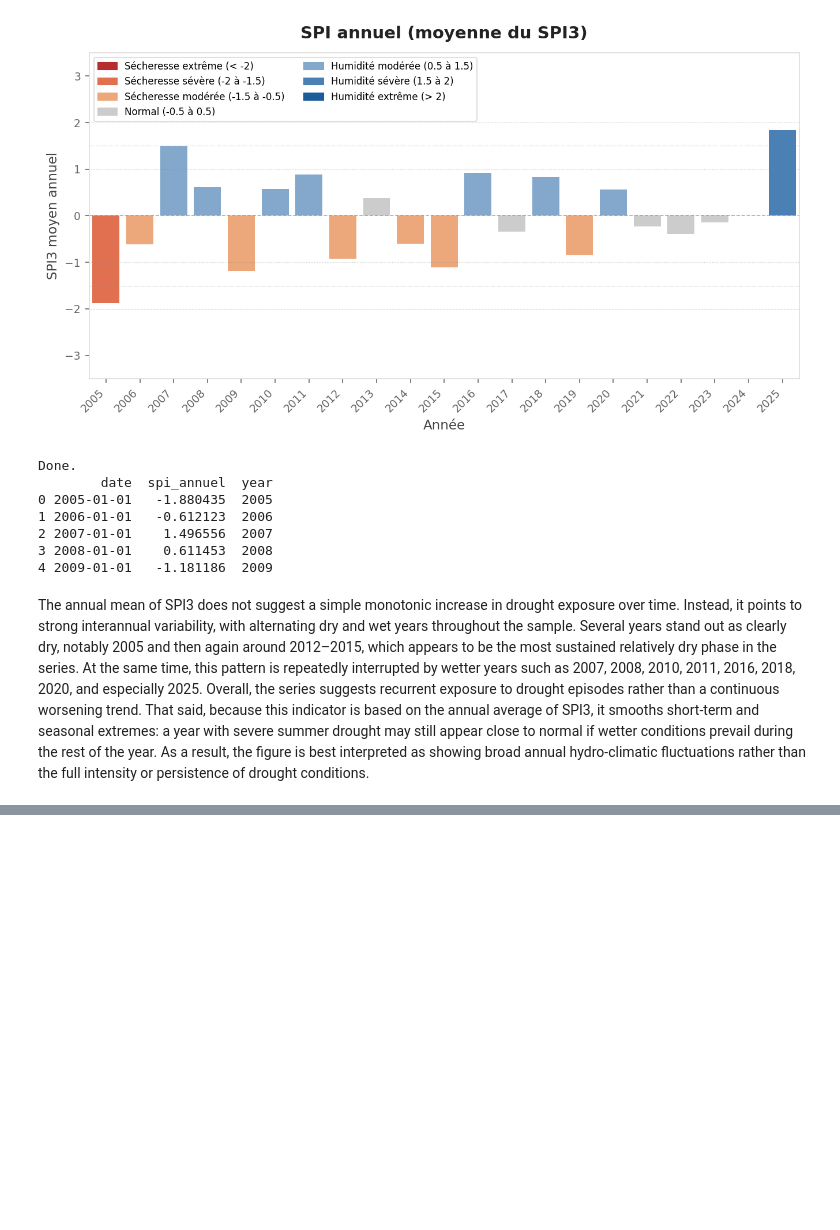
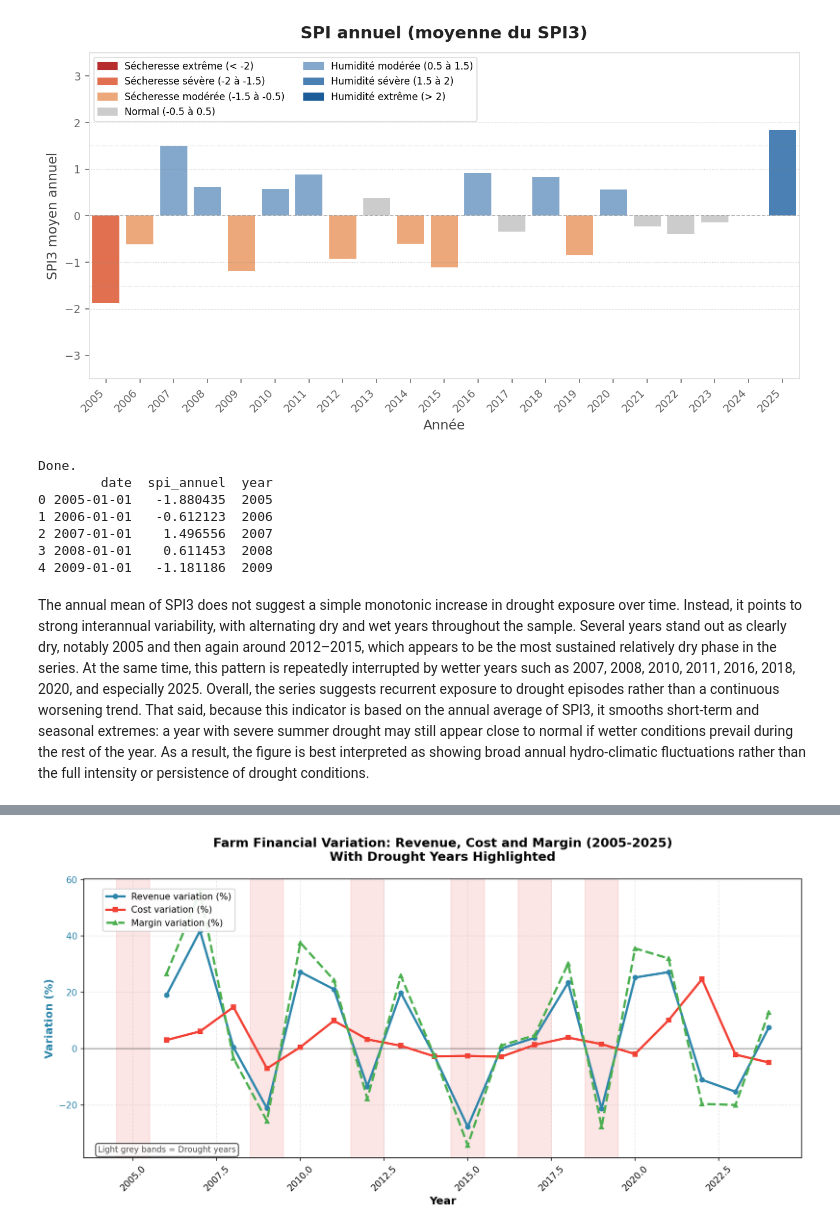
Before and after one commit to lochardi/GreenFinance, a Jupyter notebook: main.ipynb, the cells around one changed output, grey strips where cells are left out. Saved outputs shown, nothing was run; the diff lists cells and outputs as text; code cells hidden in the pictures; blank space fills up the shorter version.

```diff
--- a/main.ipynb
+++ b/main.ipynb
@@ -164,5 +157,5 @@ tomatoes["Revenue"] = tomatoes["Yield_tot"] * tomatoes["Price"]
 # %%
-flows= pd.concat([grapes[['date', 'Revenue']], wheat[['date', 'Revenue']], maize[['date', 'Revenue']], sunflower[['date', 'Revenue']], tomatoes[['date', 'Revenue']]])
+flows= pd.concat([grapes[['date', 'Revenue']], wheat[['date', 'Revenue']], maize[['date', 'Revenue']], sunflower[['date', 'Revenue']]])
 flows = flows.groupby('date')['Revenue'].sum().reset_index()
 print(flows.tail(10))
 # %% [output]
@@ -431,0 +419,7 @@ plt.show()
+# %%
+flows_returns = flows.copy()
+flows_returns['Revenue'] = flows_returns['Revenue'].pct_change().dropna()*100
+flows_returns['Cost'] = flows_returns['Cost'].pct_change().dropna()*100
+flows_returns['Margin'] = flows_returns['Margin'].pct_change().dropna()*100
+flows_returns = flows_returns.dropna()
+print(flows_returns.head(10))
@@ -431,0 +438,71 @@ plt.show()
+# %%
+# Plot revenue, cost and margin in $ dans le df flows, with dry years in background
+
+# Taux de conversion EUR vers USD (approximatif)
+EUR_TO_USD = 1.1
+
+dry_years = [2005, 2009, 2012, 2015, 2017, 2019]
+
+fig, ax1 = plt.subplots(figsize=(12, 6), dpi=150)
+
+# Bandes grises pour années sèches (en arrière-plan)
+for yr in dry_years:
+    ax1.axvspan(yr - 0.5, yr + 0.5, color="lightcoral", alpha=0.2, zorder=0)
+
+
+flows_returns['Revenue_USD'] = flows_returns['Revenue'] * EUR_TO_USD
+flows_returns['Cost_USD'] = flows_returns['Cost'] * EUR_TO_USD
+flows_returns['Margin_USD'] = flows_returns['Margin'] * EUR_TO_USD
+
+# Tracer les revenus sur ax1 (axe gauche)
+ax1.plot(flows_returns['date'], flows_returns['Revenue_USD'], linewidth=2.5, marker='o', markersize=5,
+         label='Revenue variation (%)', zorder=3, color='#2E86AB')
+
+# Tracer les coûts sur ax2 (axe droit)
+ax1.plot(flows_returns['date'], flows_returns['Cost_USD'], linewidth=2.5, marker='s', markersize=5,
+         label='Cost variation (%)', zorder=3, color='#F24236')
+
+# Tracer la marge sur ax1 (axe gauche) avec une ligne pointillée
+ax1.plot(flows_returns['date'], flows_returns['Margin_USD'], '--', linewidth=2.5, marker='^', markersize=5,
+         label='Margin variation (%)', zorder=3, color='#4CAF50')
+
+# Ligne zéro pour la marge
+ax1.axhline(y=0, color='black', linestyle='-', alpha=0.5, linewidth=1)
+
+# Configuration des axes
+ax1.set_xlabel('Year', fontsize=12, fontweight='bold')
+ax1.set_ylabel('Variation (%)', fontsize=12, fontweight='bold', color='#2E86AB')
+
+# Titre
+ax1.set_title('Farm Financial Variation: Revenue, Cost and Margin (2005-2025)\nWith Drought Years Highlighted',
+              fontsize=14, fontweight='bold', pad=20)
+
+# Légende combinée
+lines1, labels1 = ax1.get_legend_handles_labels()
+ax1.legend(lines1, labels1, loc='upper left', fontsize=10, framealpha=0.9,
+           bbox_to_anchor=(0.02, 0.98))
+
+# Rotation des ticks x pour une meilleure lisibilité
+ax1.tick_params(axis='x', rotation=45)
+ax1.tick_params(axis='y', labelcolor='#2E86AB')
+
+
+
+# Grille légère
+ax1.grid(True, alpha=0.3, linestyle='--')
+
+# Annotation pour les années sèches
+ax1.text(0.02, 0.02, 'Light grey bands = Drought years',
+         transform=ax1.transAxes, fontsize=9, alpha=0.7,
+         bbox=dict(boxstyle="round,pad=0.3", facecolor="white", alpha=0.8))
+
+plt.tight_layout()
+plt.show()
+
+
+# Identifier les années avec marges négatives
+negative_margin_years = flows_usd[flows_usd['Margin_USD'] < 0]['date'].tolist()
+if negative_margin_years:
+    print(f"\nYears with negative margins: {[y for y in negative_margin_years]}")
+# %% [output]
+[figure, added]
```
Also changed, not shown: parts of 11 cells of this notebook.
